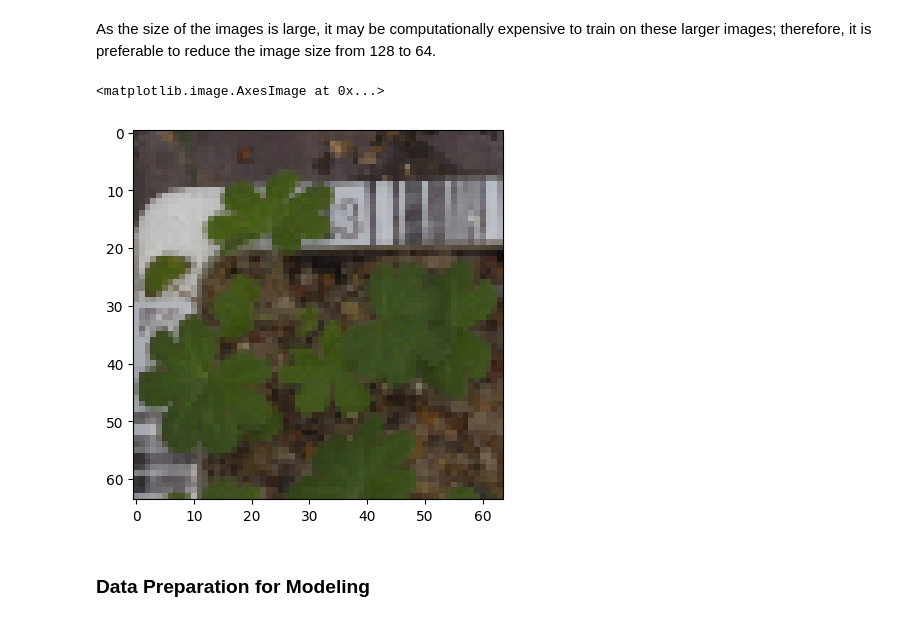
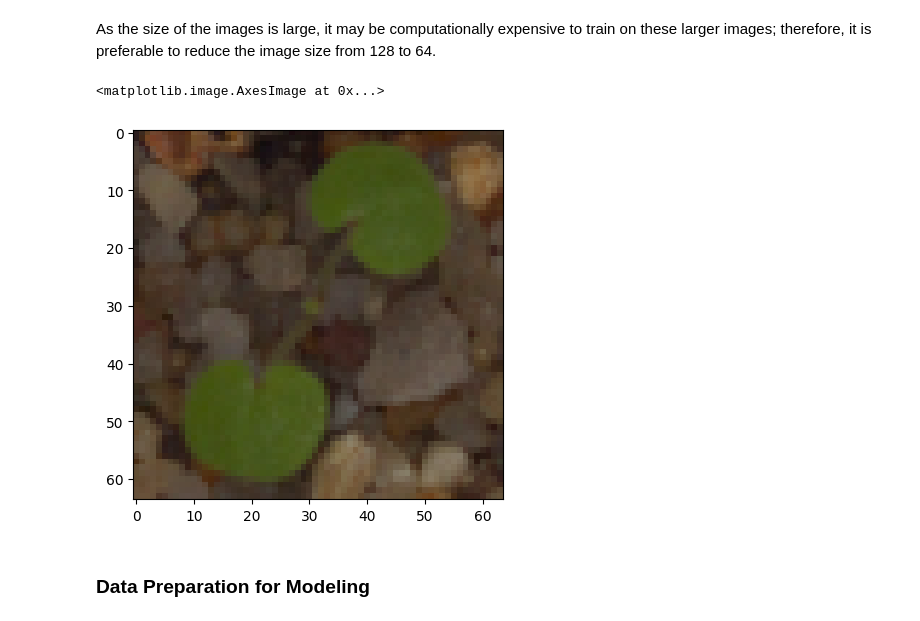
Before and after one commit to stilwalli/AI-ML-Course, a Jupyter notebook: plant-seeding/CV_Project_Full_Code_Notebook.ipynb, the cells around one changed output. Cells and saved outputs as stored; diff of their text form; code cells hidden in the pictures.

```diff
--- a/plant-seeding/CV_Project_Full_Code_Notebook.ipynb
+++ b/plant-seeding/CV_Project_Full_Code_Notebook.ipynb
@@ -180,10 +168,10 @@ dimensions = (width, height)
 for i in range(len(images)):
   images_decreased.append( cv2.resize(images[i], dimensions, interpolation=cv2.INTER_LINEAR))
 # %%
-plt.imshow(images_decreased[3])
+plt.imshow(images_decreased[5])
 # %% [output]
 <matplotlib.image.AxesImage at 0x...>
-[figure, old version]
+[figure, new version]
 # %% [markdown]
 ### Data Preparation for Modeling
 # %% [markdown]
```
Also changed, not shown: parts of 46 cells of this notebook, 3 other files.
